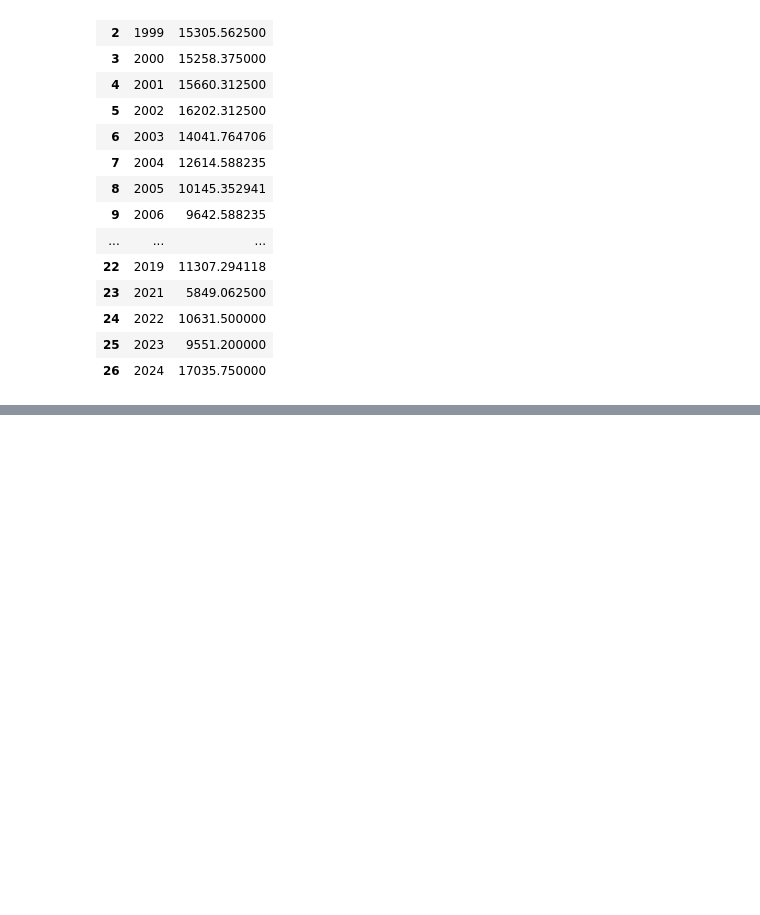
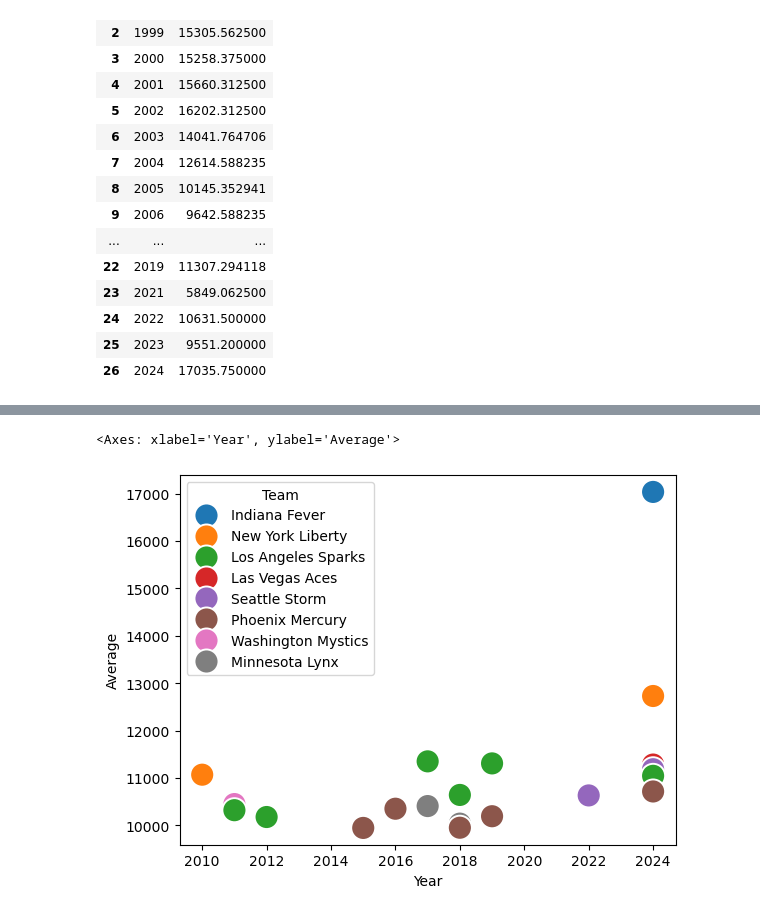
Before and after one commit to tasleem-m/Insight-into-the-WNBA, a Jupyter notebook: notebook/Capstone_copy.ipynb, the cells around one changed output, grey strips where cells are left out. Saved outputs shown, nothing was run; the diff lists cells and outputs as text; code cells hidden in the pictures; blank space fills up the shorter version.

```diff
--- a/notebook/Capstone_copy.ipynb
+++ b/notebook/Capstone_copy.ipynb
@@ -511,3 +531,7 @@ high_att
 | 24 | 2022 | 10631.500000 |
 | 25 | 2023 | 9551.200000 |
 | 26 | 2024 | 17035.750000 |
+# %%
+team_att = attendance[['Team', 'Average', 'Year']].sort_values('Average', ascending=False)
+team_att = team_att[team_att['Year'].between(2010, 2024)].head(20)
+team_att
@@ -514,3 +558,8 @@ high_att
+# %%
+sns.scatterplot(data=team_att, x='Year', y='Average', hue='Team', s=300)
+# %% [output]
+<Axes: xlabel='Year', ylabel='Average'>
+[figure, added]
 # %%
 plt.plot(high_att['Year'], high_att['Average'])
 plt.plot(high_att['Year'], high_att['Average'], marker='o')
```
Also changed, not shown: parts of 11 cells of this notebook.
